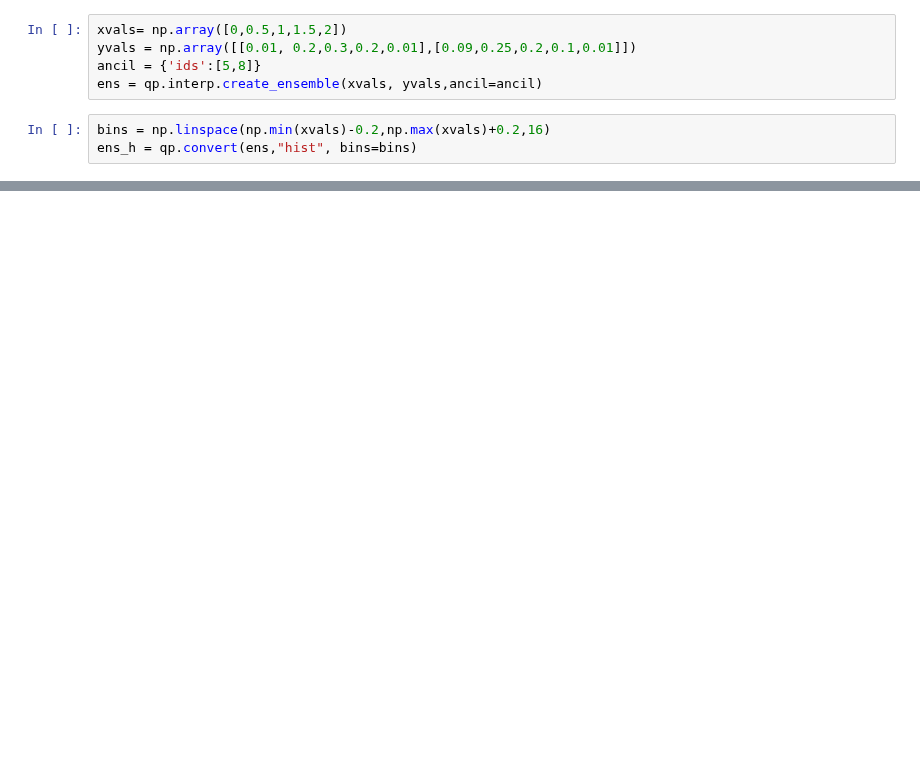
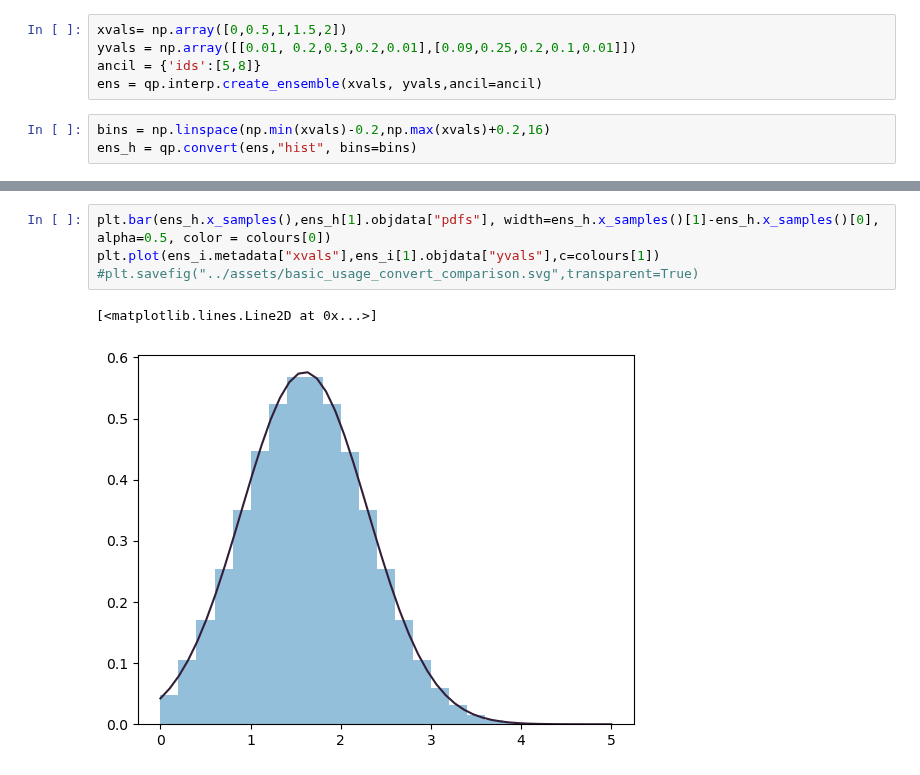
Before and after one commit to LSSTDESC/qp, a Jupyter notebook: docs/nb/docs_plots.ipynb, the cells around one changed output, grey strips where cells are left out. Drawn from its saved outputs; the diff is of its cells as text; blank space fills up the shorter version.

```diff
--- a/docs/nb/docs_plots.ipynb
+++ b/docs/nb/docs_plots.ipynb
@@ -63,0 +81,7 @@ array([0.51652082, 1.38560459, 1.67449581, 0.77900487, 2.65621653,
+# %%
+plt.bar(ens_h.x_samples(),ens_h[1].objdata["pdfs"], width=ens_h.x_samples()[1]-ens_h.x_samples()[0], alpha=0.5, color = colours[0])
+plt.plot(ens_i.metadata["xvals"],ens_i[1].objdata["yvals"],c=colours[1])
+#plt.savefig("../assets/basic_usage_convert_comparison.svg",transparent=True)
+# %% [output]
+[<matplotlib.lines.Line2D at 0x...>]
+[figure, added]
```
Also changed, not shown: parts of 18 cells of this notebook, 4 other files.
